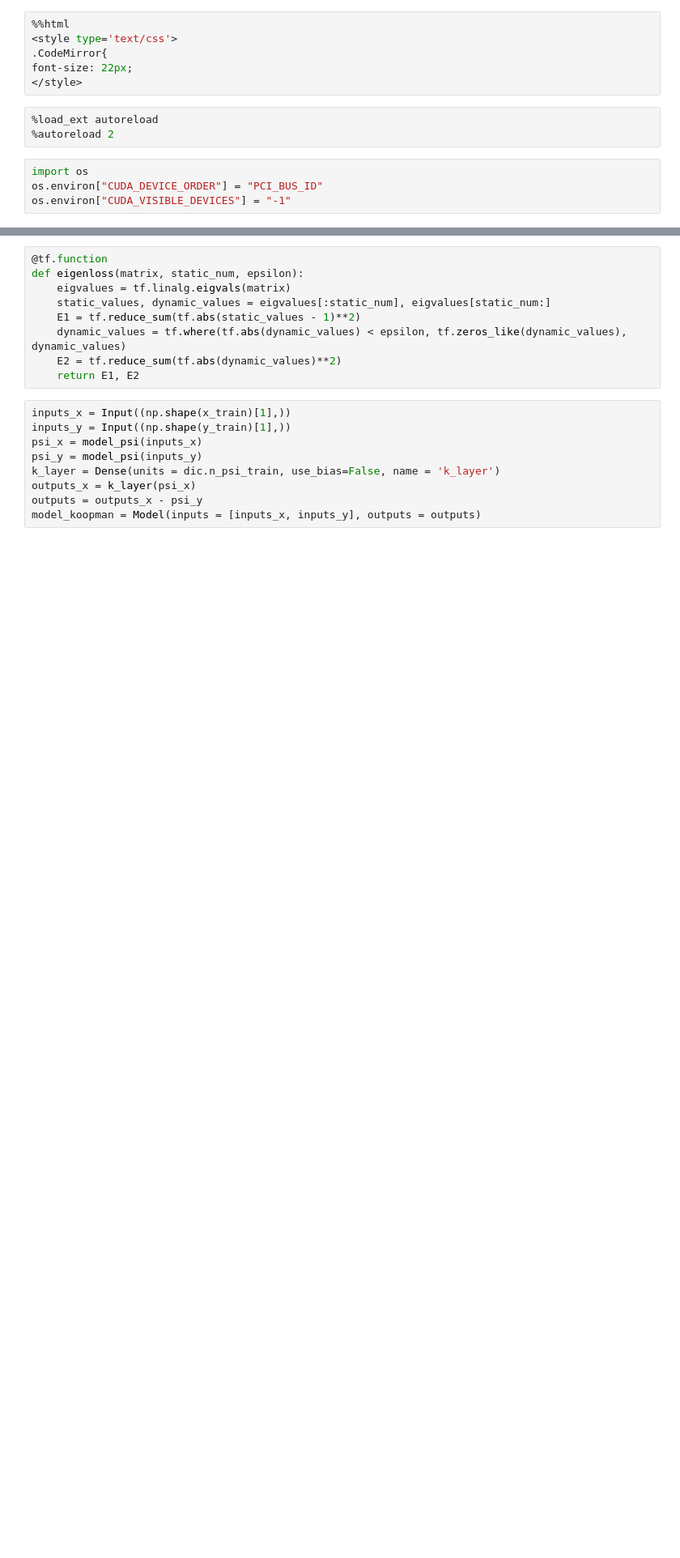
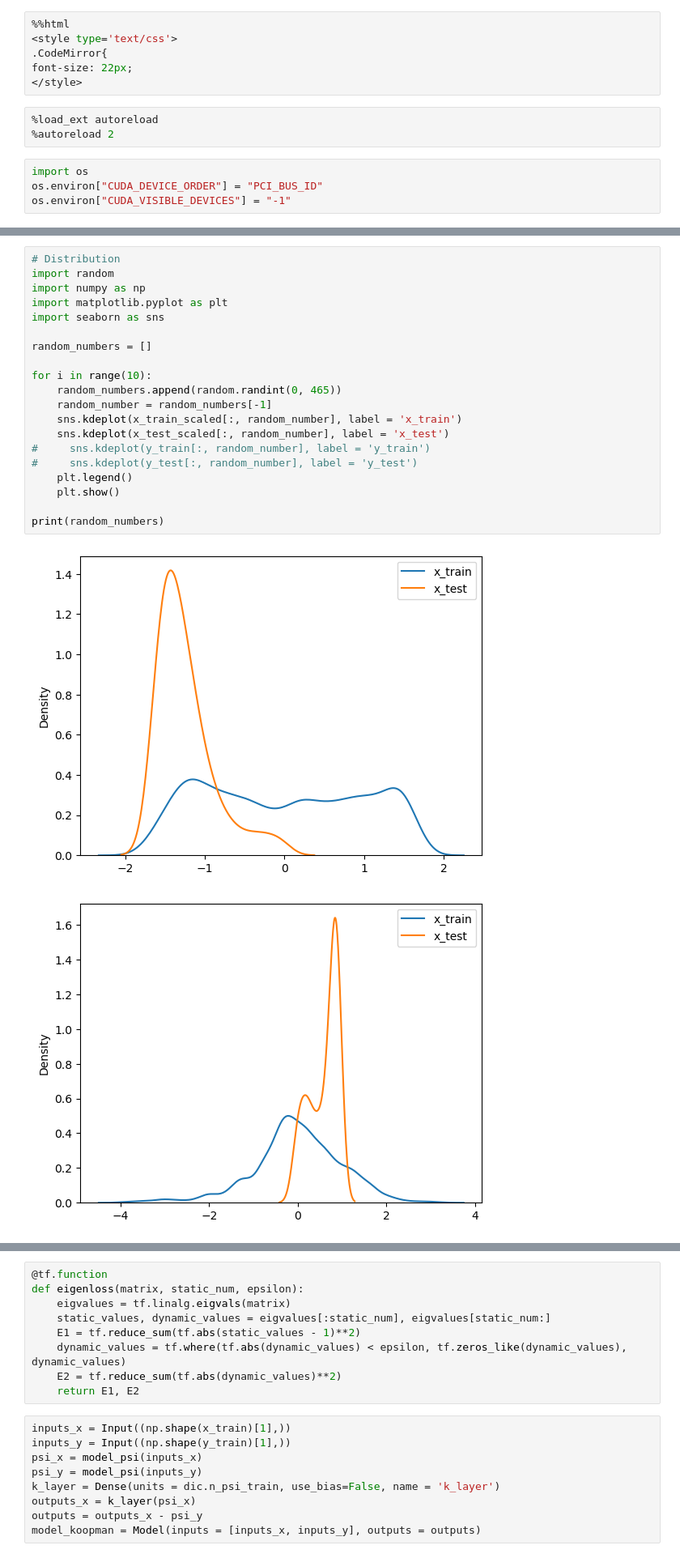
Before and after one commit to Shiqi-Wu/GD_via_Koopman, a Jupyter notebook: teaching/Mnist_2cate.ipynb, the cells around one changed output, grey strips where cells are left out. Shown at 81% size. Saved outputs shown, nothing was run; the diff lists cells and outputs as text; blank space fills up the shorter version.

```diff
--- a/teaching/Mnist_2cate.ipynb
+++ b/teaching/Mnist_2cate.ipynb
@@ -55,0 +137,23 @@ np.shape(x_train)
+# %%
+# Distribution
+import random
+import numpy as np
+import matplotlib.pyplot as plt
+import seaborn as sns
+
+random_numbers = []
+
+for i in range(10):
+    random_numbers.append(random.randint(0, 465))
+    random_number = random_numbers[-1]
+    sns.kdeplot(x_train_scaled[:, random_number], label = 'x_train')
+    sns.kdeplot(x_test_scaled[:, random_number], label = 'x_test')
+#     sns.kdeplot(y_train[:, random_number], label = 'y_train')
+#     sns.kdeplot(y_test[:, random_number], label = 'y_test')
+    plt.legend()
+    plt.show()
+
+print(random_numbers)
+# %% [output]
+[figure, added]
+[figure, added]
```
Also changed, not shown: parts of 30 cells of this notebook, 19 other files.
